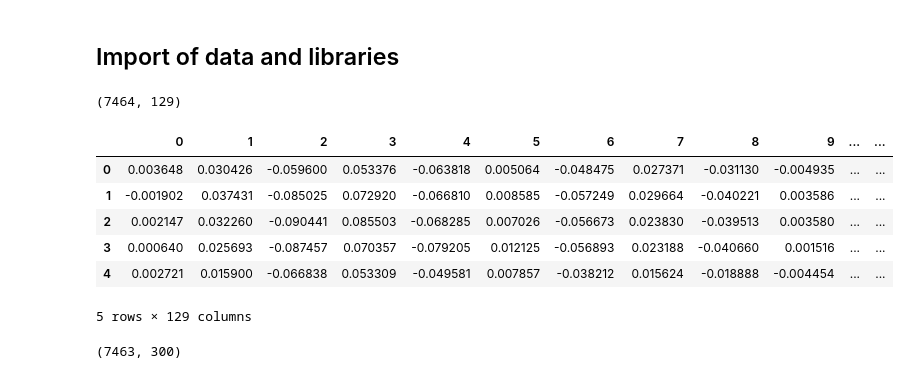
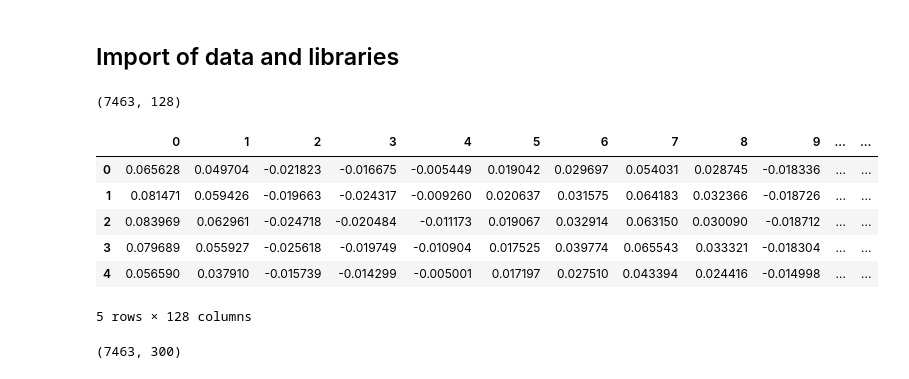
Before and after one commit to Anouar7768/MLNS_molecule_toxicity_detection, a Jupyter notebook: notebooks/Model.ipynb, the cells around one changed output. Saved outputs shown, nothing was run; the diff lists cells and outputs as text; code cells hidden in the pictures.

```diff
--- a/notebooks/Model.ipynb
+++ b/notebooks/Model.ipynb
@@ -24,18 +25,18 @@ from sklearn.model_selection import train_test_split, cross_val_score, Randomize
 from sklearn.metrics import roc_auc_score, accuracy_score, auc, f1_score
 # %%
 # Graph 2 Vec features
-df = pd.read_csv("../data/graph2vec_embedding.csv", index_col="Unnamed: 0")
+df = pd.read_csv("../data/graph2vec_features.csv", index_col="Unnamed: 0")
 print(df.shape)
 df.head()
 # %% [output]
-(7464, 129)
+(7463, 128)
 |  | 0 | 1 | 2 | 3 | 4 | 5 | 6 | 7 | 8 | 9 | ... | ... |
-| 0 | 0.003648 | 0.030426 | -0.059600 | 0.053376 | -0.063818 | 0.005064 | -0.048475 | 0.027371 | -0.031130 | -0.004935 | ... | ... |
-| 1 | -0.001902 | 0.037431 | -0.085025 | 0.072920 | -0.066810 | 0.008585 | -0.057249 | 0.029664 | -0.040221 | 0.003586 | ... | ... |
-| 2 | 0.002147 | 0.032260 | -0.090441 | 0.085503 | -0.068285 | 0.007026 | -0.056673 | 0.023830 | -0.039513 | 0.003580 | ... | ... |
-| 3 | 0.000640 | 0.025693 | -0.087457 | 0.070357 | -0.079205 | 0.012125 | -0.056893 | 0.023188 | -0.040660 | 0.001516 | ... | ... |
-| 4 | 0.002721 | 0.015900 | -0.066838 | 0.053309 | -0.049581 | 0.007857 | -0.038212 | 0.015624 | -0.018888 | -0.004454 | ... | ... |
+| 0 | 0.065628 | 0.049704 | -0.021823 | -0.016675 | -0.005449 | 0.019042 | 0.029697 | 0.054031 | 0.028745 | -0.018336 | ... | ... |
+| 1 | 0.081471 | 0.059426 | -0.019663 | -0.024317 | -0.009260 | 0.020637 | 0.031575 | 0.064183 | 0.032366 | -0.018726 | ... | ... |
+| 2 | 0.083969 | 0.062961 | -0.024718 | -0.020484 | -0.011173 | 0.019067 | 0.032914 | 0.063150 | 0.030090 | -0.018712 | ... | ... |
+| 3 | 0.079689 | 0.055927 | -0.025618 | -0.019749 | -0.010904 | 0.017525 | 0.039774 | 0.065543 | 0.033321 | -0.018304 | ... | ... |
+| 4 | 0.056590 | 0.037910 | -0.015739 | -0.014299 | -0.005001 | 0.017197 | 0.027510 | 0.043394 | 0.024416 | -0.014998 | ... | ... |
-5 rows × 129 columns
+5 rows × 128 columns
 # %%
 # Mol 2 Vec
 df_mol = pd.read_csv("../data/mol2vec_features.csv", index_col="Unnamed: 0")
```
Also changed, not shown: parts of 113 cells of this notebook.
